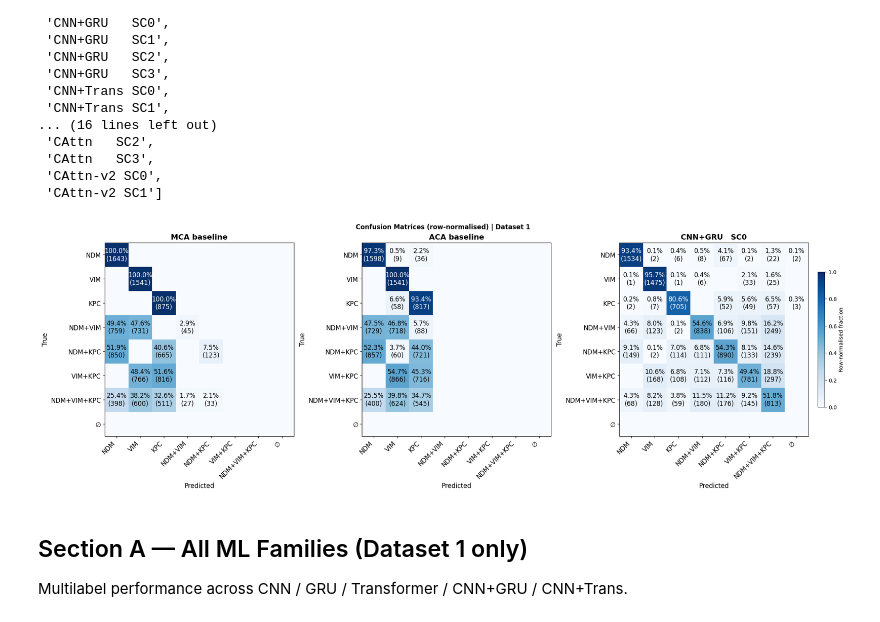
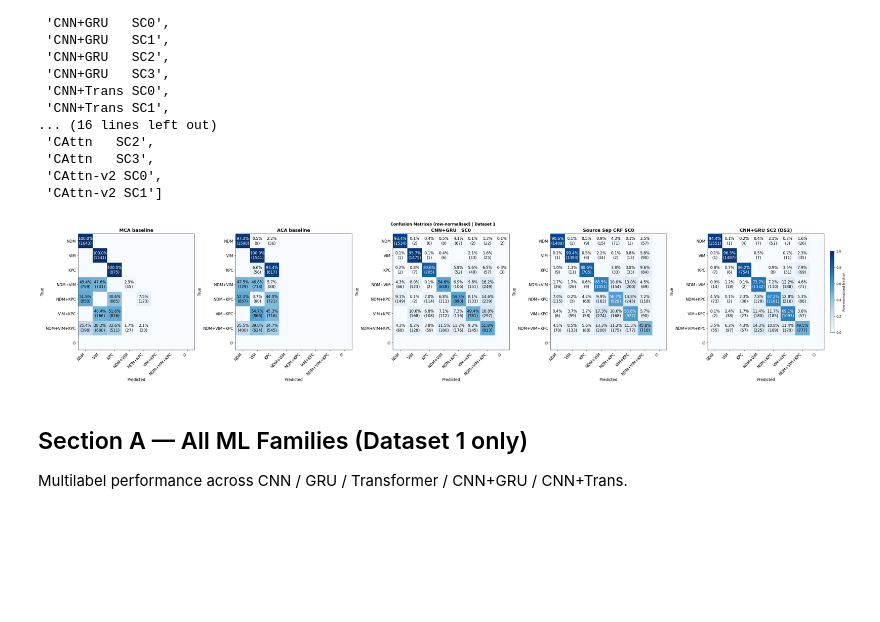
Before and after one commit to kautsarg/POC_DDM, a Jupyter notebook: gk_code/main/multiplex/notebooks/lab_multiplex_comparison.ipynb, the cells around one changed output. Saved outputs shown, nothing was run; the diff lists cells and outputs as text; code cells hidden in the pictures; blank space fills up the shorter version.

```diff
--- a/gk_code/main/multiplex/notebooks/lab_multiplex_comparison.ipynb
+++ b/gk_code/main/multiplex/notebooks/lab_multiplex_comparison.ipynb
@@ -268,6 +268,7 @@ def plot_confusion_matrices(cms_data, sup_title):
     for ax, (title, cm) in zip(axes, cms_data):
         rs     = cm.sum(axis=1, keepdims=True)
         cm_n   = np.where(rs > 0, cm / rs, 0.0)
+        acc    = np.trace(cm) / cm.sum()
         im     = ax.imshow(cm_n, cmap='Blues', vmin=0, vmax=1, aspect='auto')
         for r in range(n_lbl):
             for c in range(n_lbl):
@@ -278,7 +279,7 @@ def plot_confusion_matrices(cms_data, sup_title):
         ax.set_xticks(range(n_lbl)); ax.set_xticklabels(CM_DISP, rotation=45, ha='right', fontsize=12)
         ax.set_yticks(range(n_lbl)); ax.set_yticklabels(CM_DISP, fontsize=12)
         ax.set_xlabel('Predicted', fontsize=12); ax.set_ylabel('True', fontsize=12)
-        ax.set_title(title, fontsize=14, fontweight='bold')
+        ax.set_title(f'{title}\nAcc={acc:.3f}', fontsize=14, fontweight='bold')
     if im: plt.colorbar(im, ax=axes[-1], label='Row-normalised fraction', shrink=0.7)
     fig.suptitle(sup_title, fontsize=12, fontweight='bold')
     plt.show()
@@ -454,28 +518,39 @@ list(all_res.keys())
 # %%
 cm_mca = build_cm(yt_mca, yp_mca)
 cm_aca = build_cm(yt_aca, yp_aca)
 
-# Pool fold predictions for best model (each sample appears once across folds)
+# Pool fold predictions for best DS1 model
 all_defs = ([(lbl, dct, f'y_preds_{sfx}') for lbl, _, dct, sfx in DS1_ALL_FAMILIES] +
             [(lbl, dct, f'y_preds_{sfx}') for lbl, _, dct, sfx in DS1_GRU_DEEP])
 best_preds_bin = None
 for lbl, dct, pk in all_defs:
     if lbl.strip() == best_key.strip() and pk in dct:
         best_preds_bin = [np.array(yp) for yp in dct[pk]]
         break
 
 yt_best = np.concatenate([np.array(yt) for yt in y_trues_d1])
 yp_best = np.concatenate(best_preds_bin)
 cm_best = build_cm(yt_best, yp_best)
 
+# Source-sep best confusion matrix (reuse yt_best — same DS1 folds)
+yp_ss = np.concatenate([np.array(yp) for yp in d1_sourcesep[f'y_preds_{best_ss_sfx}']])
+cm_best_sourcesep = build_cm(yt_best, yp_ss)
+
+# DS2 CNN+GRU SC2 confusion matrix
+yt_ds2_all = np.concatenate([DS2_BIN_MAP[np.array(yt)] for yt in d2['y_trues_']])
+yp_ds2_sc2 = np.concatenate([DS2_BIN_MAP[np.array(yp)] for yp in d2['y_preds_AC_cnn_gru_dual_supcon2_']])
+cm_ds2_sc2 = build_cm(yt_ds2_all, yp_ds2_sc2)
+
 plot_confusion_matrices(
     [('MCA baseline', cm_mca),
      ('ACA baseline', cm_aca),
-     (f'{best_key.strip()}', cm_best)],
+     (f'{best_key.strip()}', cm_best),
+     (f'{best_ss_key}', cm_best_sourcesep),
+     ('CNN+GRU SC2 (DS2)', cm_ds2_sc2)],
     'Confusion Matrices (row-normalised) | Dataset 1'
 )
 # %% [output]
-[figure, old version]
+[figure, new version]
 # %% [markdown]
 ## Section A — All ML Families (Dataset 1 only)
 
```
Also changed, not shown: parts of 5 cells of this notebook, 11 other files.
